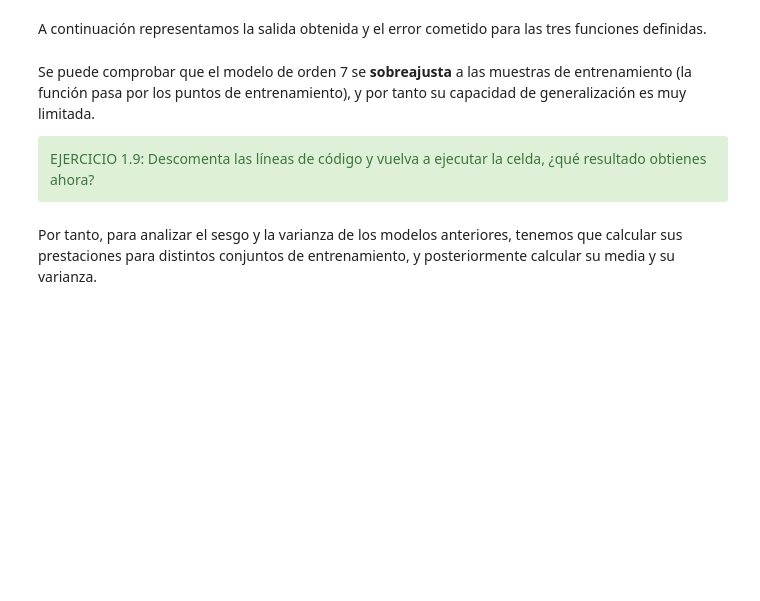
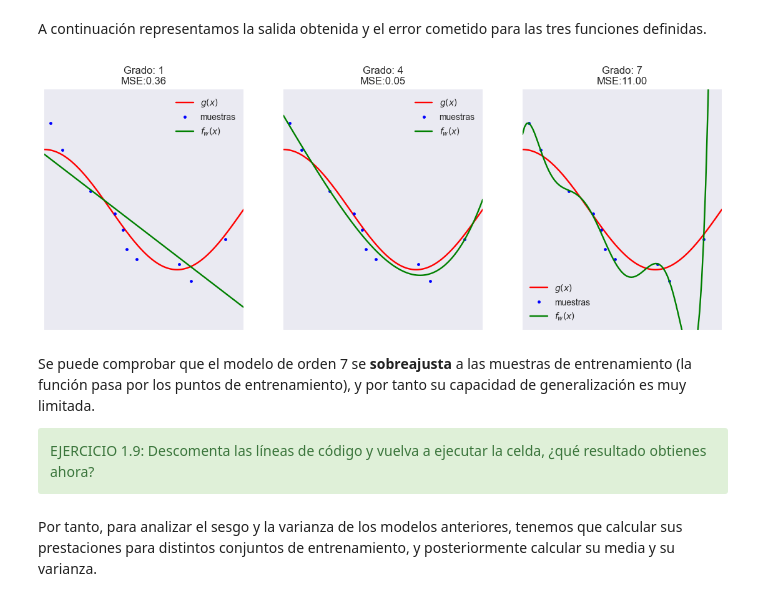
Before and after one commit to KeepCoding-IA-4/machine-learning, a Jupyter notebook: notebooks/1. Fundamentos de Machine Learning.ipynb, the cells around one changed output. Drawn from its saved outputs; the diff is of its cells as text; code cells hidden in the pictures; blank space fills up the shorter version.

```diff
--- a/notebooks/1. Fundamentos de Machine Learning.ipynb
+++ b/notebooks/1. Fundamentos de Machine Learning.ipynb
@@ -739,27 +757,29 @@ A continuación representamos la salida obtenida y el error cometido para las tr
 # %%
 # Ejecute esta celda
 grado_polinomio = [1,4,7]
 
-#idx = np.random.randint(0,N_test,N_train)
-#x_i = x[idx]
-#y_i = y[idx]
+idx = np.random.randint(0,N_test,N_train)
+x_i = x[idx]
+y_i = y[idx]
 
 plt.figure(figsize=(14, 5))
 for j,d in enumerate(grado_polinomio):
 
     f_k, mse, _ = poly_linear_regression(x_i,y_i,x,y,d)
 
     ax = plt.subplot(1, 3, j+1)
     plt.setp(ax, xticks=(), yticks=())
     plt.plot(x,g_x,'r',label='$g(x)$')
     plt.plot(x_i,y_i,'b.',label='muestras')
     plt.plot(x,f_k,'g',label='$f_w(x)$')
     plt.title('Grado: %i\nMSE:%.2f'%(d,mse))
     plt.legend()
     plt.xlim((0, 1))
     plt.ylim((-2, 2))
 
 plt.show()
+# %% [output]
+[figure, added]
 # %% [markdown]
 Se puede comprobar que el modelo de orden 7 se **sobreajusta** a las muestras de entrenamiento (la función pasa por los puntos de entrenamiento), y por tanto su capacidad de generalización es muy limitada.
 
```
Also changed, not shown: parts of 10 cells of this notebook.
